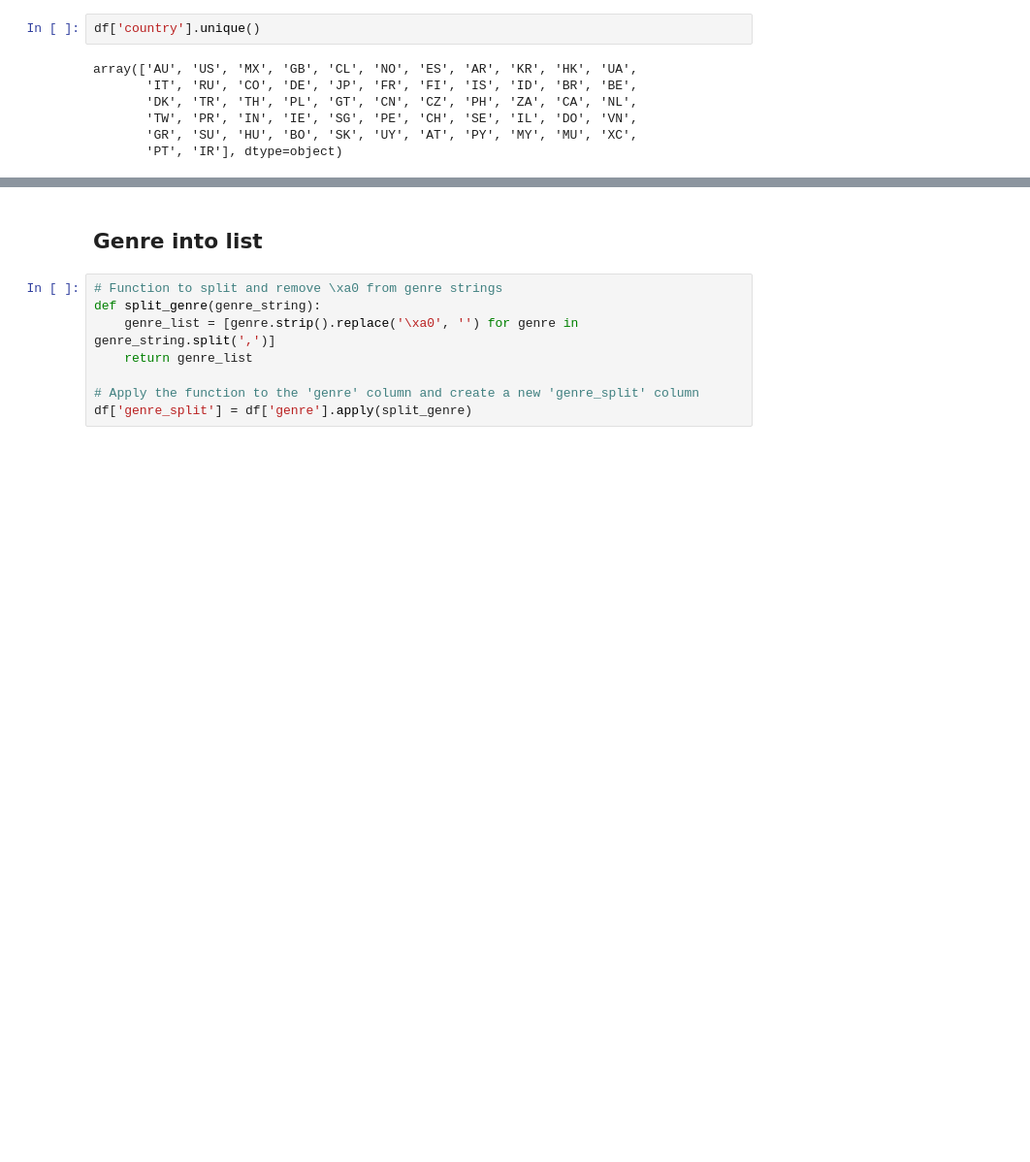
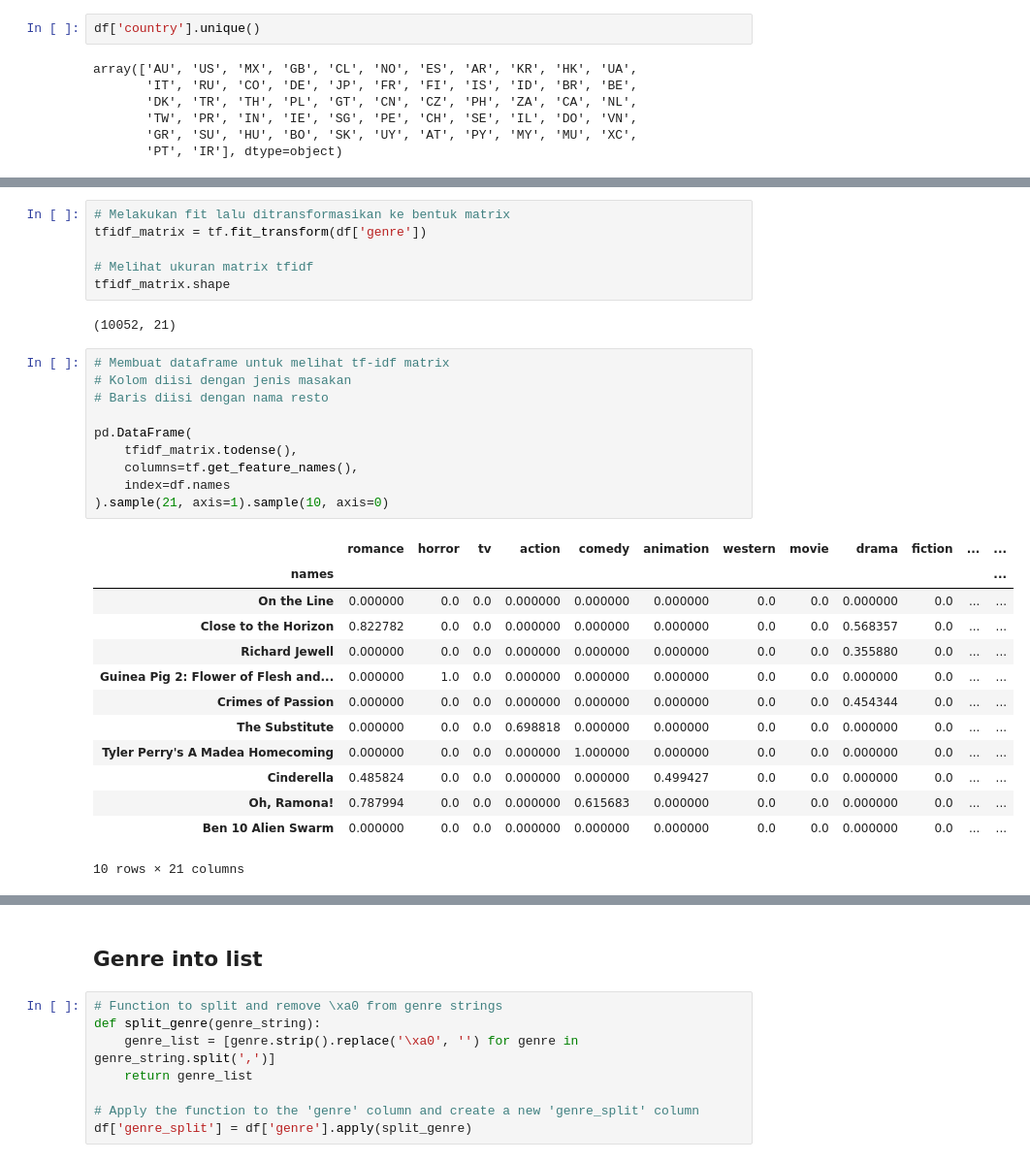
Before and after one commit to Xynyxel/Dicoding_submission, a Jupyter notebook: submission2/EDA.ipynb, the cells around one changed output, grey strips where cells are left out. Shown at 97% size. Drawn from its saved outputs; the diff is of its cells as text; blank space fills up the shorter version.

```diff
--- a/submission2/EDA.ipynb
+++ b/submission2/EDA.ipynb
@@ -249,0 +268,32 @@ array(['AU', 'US', 'MX', 'GB', 'CL', 'NO', 'ES', 'AR', 'KR', 'HK', 'UA',
+# %%
+# Melakukan fit lalu ditransformasikan ke bentuk matrix
+tfidf_matrix = tf.fit_transform(df['genre'])
+
+# Melihat ukuran matrix tfidf
+tfidf_matrix.shape
+# %% [output]
+(10052, 21)
+# %%
+# Membuat dataframe untuk melihat tf-idf matrix
+# Kolom diisi dengan jenis masakan
+# Baris diisi dengan nama resto
+
+pd.DataFrame(
+    tfidf_matrix.todense(),
+    columns=tf.get_feature_names(),
+    index=df.names
+).sample(21, axis=1).sample(10, axis=0)
+# %% [output]
+|  | romance | horror | tv | action | comedy | animation | western | movie | drama | fiction | ... | ... |
+| names |  |  |  |  |  |  |  |  |  |  |  | ... |
+| On the Line | 0.000000 | 0.0 | 0.0 | 0.000000 | 0.000000 | 0.000000 | 0.0 | 0.0 | 0.000000 | 0.0 | ... | ... |
+| Close to the Horizon | 0.822782 | 0.0 | 0.0 | 0.000000 | 0.000000 | 0.000000 | 0.0 | 0.0 | 0.568357 | 0.0 | ... | ... |
+| Richard Jewell | 0.000000 | 0.0 | 0.0 | 0.000000 | 0.000000 | 0.000000 | 0.0 | 0.0 | 0.355880 | 0.0 | ... | ... |
+| Guinea Pig 2: Flower of Flesh and... | 0.000000 | 1.0 | 0.0 | 0.000000 | 0.000000 | 0.000000 | 0.0 | 0.0 | 0.000000 | 0.0 | ... | ... |
+| Crimes of Passion | 0.000000 | 0.0 | 0.0 | 0.000000 | 0.000000 | 0.000000 | 0.0 | 0.0 | 0.454344 | 0.0 | ... | ... |
+| The Substitute | 0.000000 | 0.0 | 0.0 | 0.698818 | 0.000000 | 0.000000 | 0.0 | 0.0 | 0.000000 | 0.0 | ... | ... |
+| Tyler Perry's A Madea Homecoming | 0.000000 | 0.0 | 0.0 | 0.000000 | 1.000000 | 0.000000 | 0.0 | 0.0 | 0.000000 | 0.0 | ... | ... |
+| Cinderella | 0.485824 | 0.0 | 0.0 | 0.000000 | 0.000000 | 0.499427 | 0.0 | 0.0 | 0.000000 | 0.0 | ... | ... |
+| Oh, Ramona! | 0.787994 | 0.0 | 0.0 | 0.000000 | 0.615683 | 0.000000 | 0.0 | 0.0 | 0.000000 | 0.0 | ... | ... |
+| Ben 10 Alien Swarm | 0.000000 | 0.0 | 0.0 | 0.000000 | 0.000000 | 0.000000 | 0.0 | 0.0 | 0.000000 | 0.0 | ... | ... |
+10 rows × 21 columns
```
Also changed, not shown: parts of 14 cells of this notebook, 2 other files.
